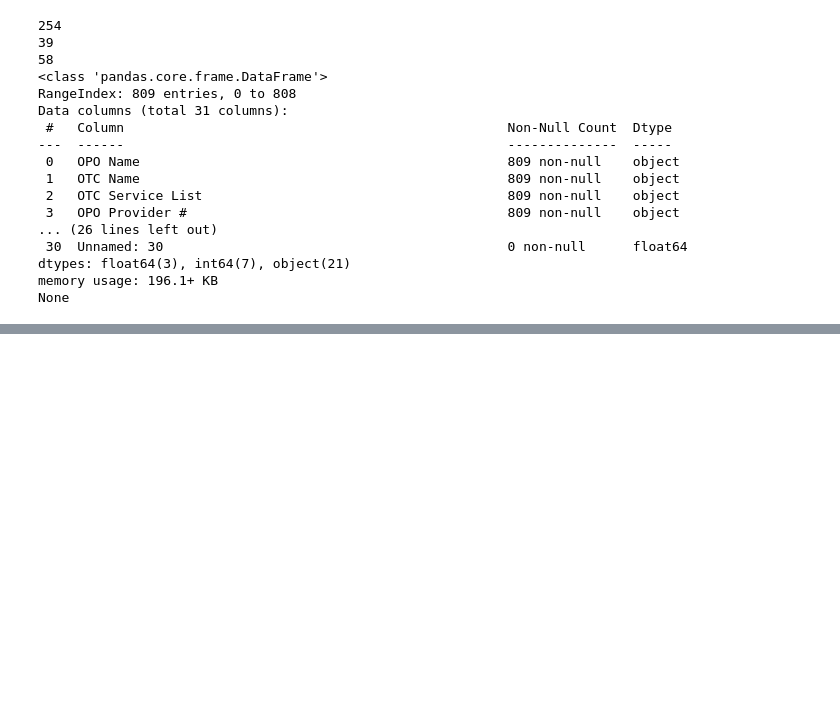
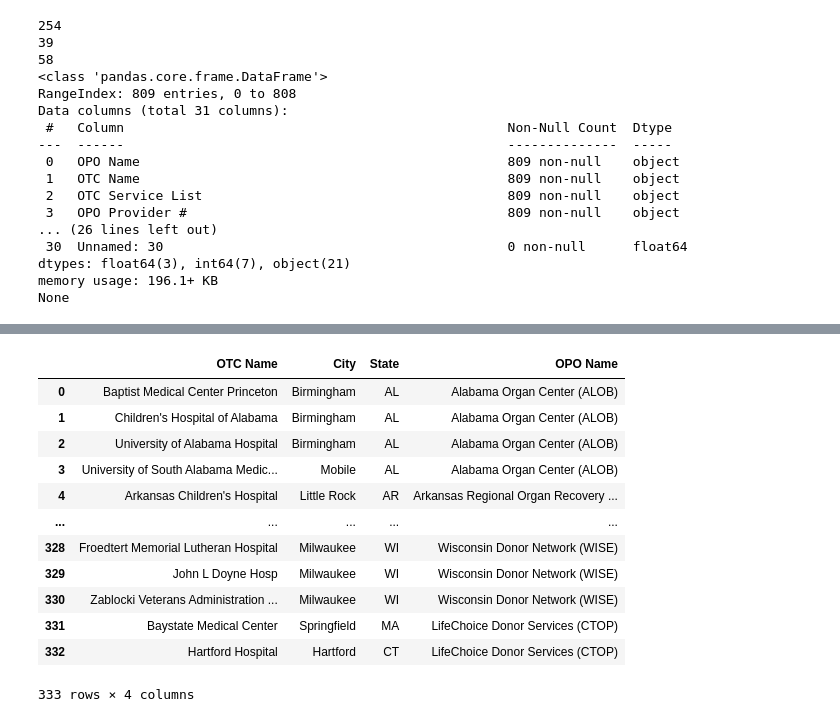
Before and after one commit to thecadillacboy/capstone, a Jupyter notebook: transplant_centers.ipynb, the cells around one changed output, grey strips where cells are left out. Drawn from its saved outputs; the diff is of its cells as text; code cells hidden in the pictures; blank space fills up the shorter version.

```diff
--- a/transplant_centers.ipynb
+++ b/transplant_centers.ipynb
@@ -111,0 +146,16 @@ tx_centers2009.head()
+# %%
+tx_centers2009
+# %% [output]
+|  | OTC Name | City | State | OPO Name |
+| 0 | Baptist Medical Center Princeton | Birmingham | AL | Alabama Organ Center (ALOB) |
+| 1 | Children's Hospital of Alabama | Birmingham | AL | Alabama Organ Center (ALOB) |
+| 2 | University of Alabama Hospital | Birmingham | AL | Alabama Organ Center (ALOB) |
+| 3 | University of South Alabama Medic... | Mobile | AL | Alabama Organ Center (ALOB) |
+| 4 | Arkansas Children's Hospital | Little Rock | AR | Arkansas Regional Organ Recovery ... |
+| ... | ... | ... | ... | ... |
+| 328 | Froedtert Memorial Lutheran Hospital | Milwaukee | WI | Wisconsin Donor Network (WISE) |
+| 329 | John L Doyne Hosp | Milwaukee | WI | Wisconsin Donor Network (WISE) |
+| 330 | Zablocki Veterans Administration ... | Milwaukee | WI | Wisconsin Donor Network (WISE) |
+| 331 | Baystate Medical Center | Springfield | MA | LifeChoice Donor Services (CTOP) |
+| 332 | Hartford Hospital | Hartford | CT | LifeChoice Donor Services (CTOP) |
+333 rows × 4 columns
```
Also changed, not shown: parts of 15 cells of this notebook, 1 other file.
